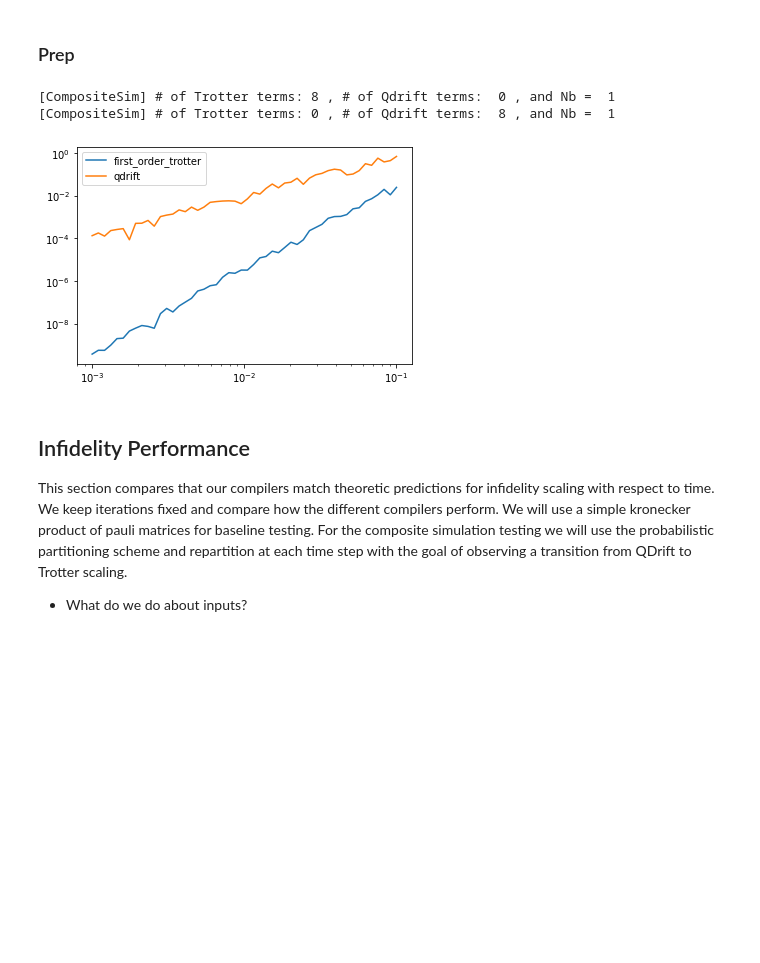
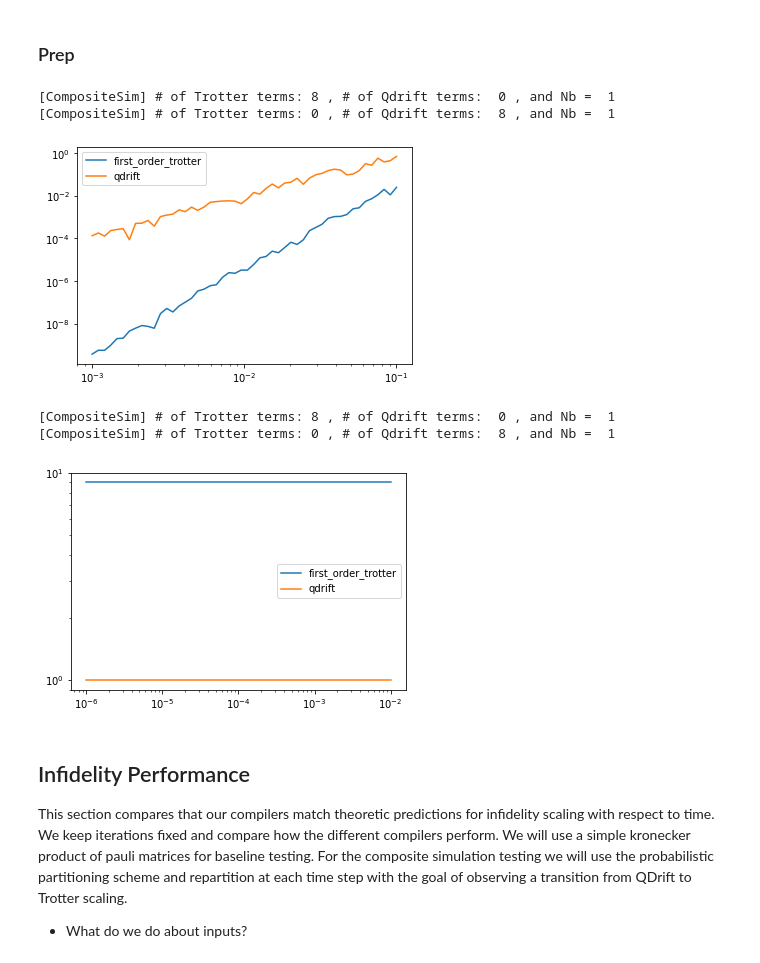
Before and after one commit to mattp97/Trotter-Qdrift-Simulation, a Jupyter notebook: Hybridized Simulation Jellium.ipynb, the cells around one changed output. Saved outputs shown, nothing was run; the diff lists cells and outputs as text; code cells hidden in the pictures; blank space fills up the shorter version.

Commit message:
still working on gate_cost function

```diff
--- a/Hybridized Simulation Jellium.ipynb
+++ b/Hybridized Simulation Jellium.ipynb
@@ -243,42 +243,63 @@ times = np.geomspace(0.01, 0.5, 50)
 
 first_order_trott_sim = CompositeSim(hamiltonian_list=hamiltonian_list, inner_order=1)
 partition_sim(first_order_trott_sim, "trotter")
 
 second_order_trott_sim = CompositeSim(hamiltonian_list=hamiltonian_list, inner_order = 2)
 partition_sim(second_order_trott_sim, "trotter")
 
 qdrift_sim = CompositeSim(hamiltonian_list=hamiltonian_list)
 partition_sim(qdrift_sim, "qdrift")
 
 comp_sim = CompositeSim(hamiltonian_list=hamiltonian_list)
 
-def test_infidelity(simulator, t_start=1e-3, t_end=1e-1, t_steps=50, num_state_samples=5, partitions=["first_order_trotter", "qdrift"]):
+def test_performance(
+        simulator,
+        t_start=1e-3,
+        t_end=1e-1,
+        t_steps=50,
+        num_state_samples=5,
+        partitions=["first_order_trotter", "qdrift"],
+        performance="infidelity",
+        infidelity_threshold=0.05
+    ):
     times = np.geomspace(t_start, t_end, t_steps)
     results = dict()
     for partition in partitions:
-        infs = []
+        vals = []
         partition_sim(simulator, partition_type=partition)
         simulator.print_partition()
+        heuristic = -1
         for t in times:
-            inf = 0
+            val = 0
             for _ in range(num_state_samples):
                 simulator.randomize_initial_state()
-                inf_temp, _ = single_infidelity_sample(simulator, t)
-                inf += inf_temp
-            infs.append(inf / num_state_samples)
-        results[partition] = infs
+                if performance == "infidelity":
+                    inf_temp, _ = single_infidelity_sample(simulator, t)
+                    val += inf_temp
+                elif performance == "gate_cost":
+                    cost, iters = find_optimal_cost(simulator, t, infidelity_threshold, heuristic=heuristic)
+                    heuristic = iters
+                    val += cost
+
+            vals.append(val / num_state_samples)
+        results[partition] = vals
     results["times"] = times
-    for partition, infs in results.items():
+    for partition, vals in results.items():
         if partition != "times":
             plt.loglog("times", partition, data=results, label=partition)
     plt.legend()
     plt.show()
 
-test_infidelity(comp_sim)
+
+test_performance(comp_sim)
+test_performance(comp_sim,t_start=1e-6, t_end=1e-2, performance="gate_cost")
 # %% [output]
 [CompositeSim] # of Trotter terms: 8 , # of Qdrift terms:  0 , and Nb =  1
 [CompositeSim] # of Trotter terms: 0 , # of Qdrift terms:  8 , and Nb =  1
 [figure]
+[CompositeSim] # of Trotter terms: 8 , # of Qdrift terms:  0 , and Nb =  1
+[CompositeSim] # of Trotter terms: 0 , # of Qdrift terms:  8 , and Nb =  1
+[figure, added]
 # %% [markdown]
 ## Infidelity Performance
 This section compares that our compilers match theoretic predictions for infidelity scaling with respect to time. We keep iterations fixed and compare how the different compilers perform. We will use a simple kronecker product of pauli matrices for baseline testing. For the composite simulation testing we will use the probabilistic partitioning scheme and repartition at each time step with the goal of observing a transition from QDrift to Trotter scaling.
```
Also changed, not shown: 1 other file.
